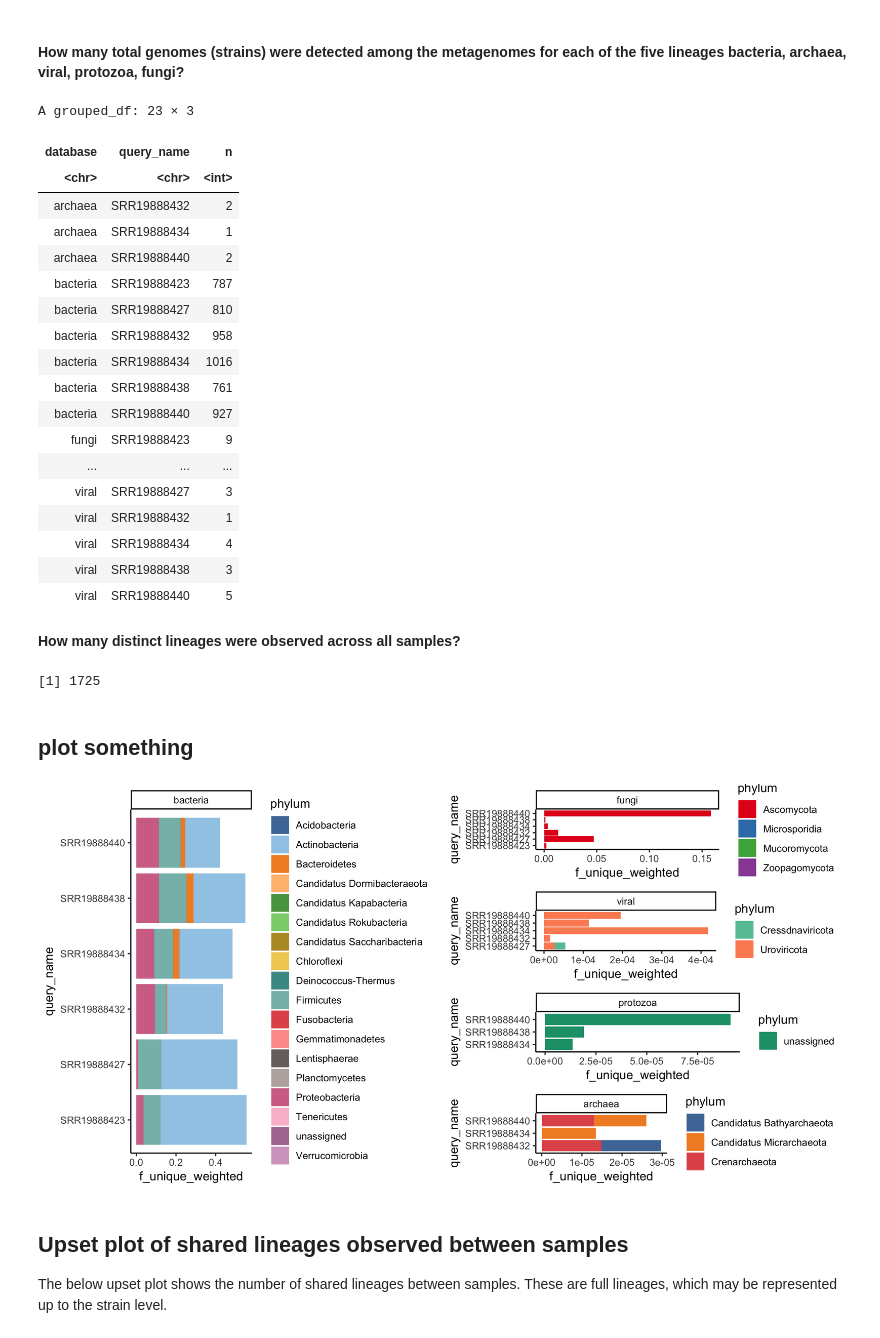
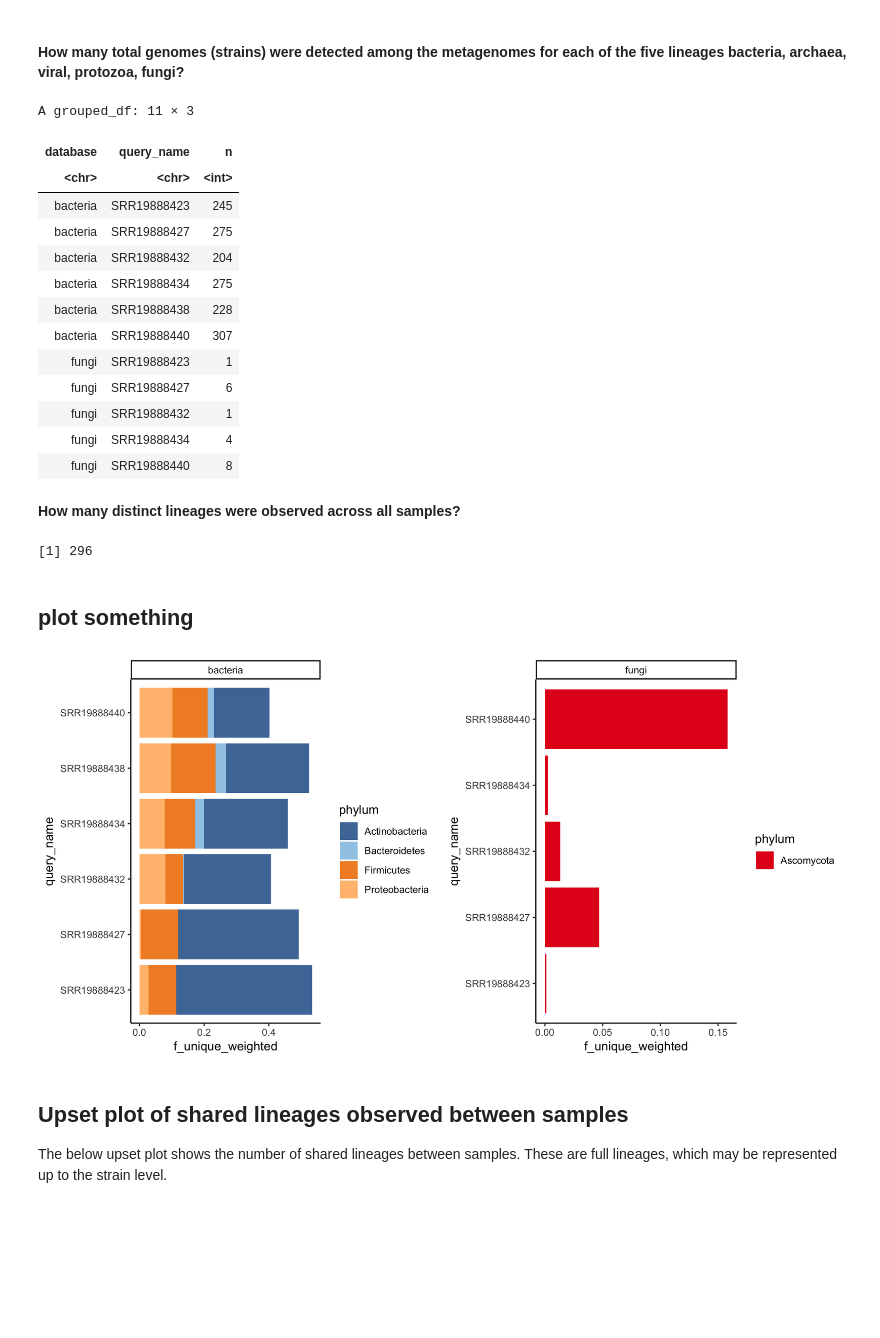
Before and after one commit to Arcadia-Science/2022-prjna853785-sourmash, a Jupyter notebook: notebooks/20220815-visualize-sourmash-taxonomy-results.ipynb, the cells around one changed output. Cells and saved outputs as stored; diff of their text form; code cells hidden in the pictures; blank space fills up the shorter version.

Commit message:
add filtering threshold

```diff
--- a/notebooks/20220815-visualize-sourmash-taxonomy-results.ipynb
+++ b/notebooks/20220815-visualize-sourmash-taxonomy-results.ipynb
@@ -44,6 +44,13 @@ library(ComplexUpset)
 source("scripts/utils.R")
 # %% [markdown]
 ## Read in `sourmash taxonomy` results
+# %%
+# USER-DEFINED FILTERING THRESHOLD
+# This repository sets sourmash gather's --threshold-bp parameter to 0, meaning we will return all matches even if there is only 1 k-mer overlap.
+# Because we only want to work with results we are confident, we'll set a filtering threshold.
+# I think 50,000bp (equivalent to 50 hashes) is a stringent threshold.
+# This number is probably least appropriate for viruses and community members that are present at very low abundance (e.g. potential archaea).
+intersect_bp_threshold <- 50000
 # %%
 sourmash_taxonomy <- Sys.glob("outputs/sourmash_taxonomy/*k31*csv") %>%
   map_dfr(read_gather) %>% # read in files
@@ -51,7 +58,8 @@ sourmash_taxonomy <- Sys.glob("outputs/sourmash_taxonomy/*k31*csv") %>%
            sep = ";", remove = F, fill = "right") %>% # separate lineage column into commensurate parts
   mutate(database = basename(filename),
          database = gsub("genbank-2022.03-", "", database),
-         database = gsub("-k31.zip", "", database))
+         database = gsub("-k31.zip", "", database)) %>%
+  filter(intersect_bp >= intersect_bp_threshold)
 # %% [markdown]
 ## Plot fraction of samples assigned to each domain & fraction unclassified
 # %%
@@ -119,25 +131,20 @@ sourmash_taxonomy %>%
   group_by(database, query_name) %>%
   tally()
 # %% [output]
-A grouped_df: 23 × 3
+A grouped_df: 11 × 3
 | database | query_name | n |
 | <chr> | <chr> | <int> |
-| archaea | SRR19888432 | 2 |
-| archaea | SRR19888434 | 1 |
-| archaea | SRR19888440 | 2 |
-| bacteria | SRR19888423 | 787 |
-| bacteria | SRR19888427 | 810 |
-| bacteria | SRR19888432 | 958 |
-| bacteria | SRR19888434 | 1016 |
-| bacteria | SRR19888438 | 761 |
-| bacteria | SRR19888440 | 927 |
-| fungi | SRR19888423 | 9 |
-| ... | ... | ... |
-| viral | SRR19888427 | 3 |
-| viral | SRR19888432 | 1 |
-| viral | SRR19888434 | 4 |
-| viral | SRR19888438 | 3 |
-| viral | SRR19888440 | 5 |
+| bacteria | SRR19888423 | 245 |
+| bacteria | SRR19888427 | 275 |
+| bacteria | SRR19888432 | 204 |
+| bacteria | SRR19888434 | 275 |
+| bacteria | SRR19888438 | 228 |
+| bacteria | SRR19888440 | 307 |
+| fungi | SRR19888423 | 1 |
+| fungi | SRR19888427 | 6 |
+| fungi | SRR19888432 | 1 |
+| fungi | SRR19888434 | 4 |
+| fungi | SRR19888440 | 8 |
 # %% [markdown]
 **How many distinct lineages were observed across all samples?**
 # %%
@@ -146,7 +153,7 @@ sourmash_taxonomy %>%
   distinct() %>%
   nrow()
 # %% [output]
-[1] 1725
+[1] 296
 # %% [markdown]
 ## plot something
 # %%
@@ -187,8 +197,7 @@ archaea_plot <- ggplot(sourmash_taxonomy %>% filter(database == "archaea"), aes(
 # %%
-ggarrange(bacteria_plot,
-          ggarrange(fungi_plot, viral_plot, protozoa_plot, archaea_plot, nrow =4, ncol = 1), ncol = 2)
+ggarrange(bacteria_plot, fungi_plot, ncol = 2)
 # %% [output]
-[figure, old version]
+[figure, new version]
 # %% [markdown]
 ## Upset plot of shared lineages observed between samples
 
```
Also changed, not shown: parts of 10 cells of this notebook, 2 other files.
